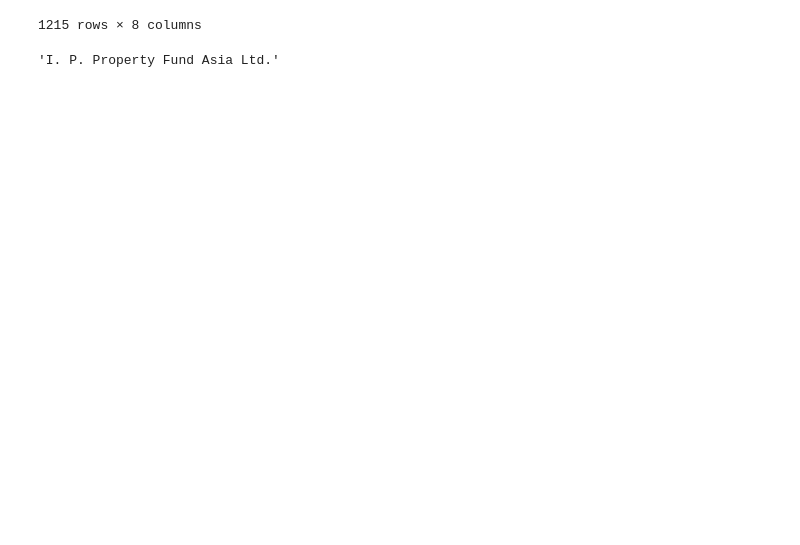
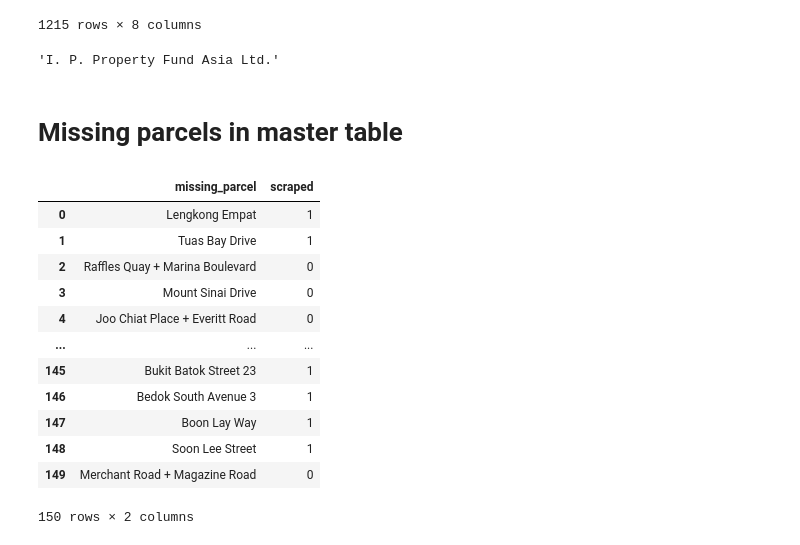
Before and after one commit to HaikangREA/sg_land_tendering, a Jupyter notebook: P22_land_tender_feature_engineering_2.ipynb, the cells around one changed output. Drawn from its saved outputs; the diff is of its cells as text; code cells hidden in the pictures; blank space fills up the shorter version.

```diff
--- a/P22_land_tender_feature_engineering_2.ipynb
+++ b/P22_land_tender_feature_engineering_2.ipynb
@@ -418,3 +418,34 @@ name_dict.to_csv("tenderer_name_dict.csv", index=False)
 # %%
 td_minor = td_minor.reset_index()
 test.successful_tenderer_name.apply(lambda x: find_most_likely_name(x, unique_name)[0])
+# %% [markdown]
+# Missing parcels in master table
+# %%
+missing = pd.read_csv(r'G:\REA\Working files\land-bidding\land_sales_full_data\missing_parcels.csv')
+# %%
+import re
+missing['land_parcel'] = missing.land_parcel.apply(lambda x: re.sub('/', ' + ', x))
+miss_list = list(missing.land_parcel)
+# %%
+import os
+all_scraped = os.listdir(r'G:\REA\Working files\land-bidding\Table extraction\tenderer_details_ura\temp')
+status = [0]*len(miss_list)
+for i in range(len(miss_list)):
+    for item in all_scraped:
+        if miss_list[i] in item:
+            status[i] = 1
+pd.DataFrame({'missing_parcel': miss_list, 'scraped': status})
+# %% [output]
+|  | missing_parcel | scraped |
+| 0 | Lengkong Empat | 1 |
+| 1 | Tuas Bay Drive | 1 |
+| 2 | Raffles Quay + Marina Boulevard | 0 |
+| 3 | Mount Sinai Drive | 0 |
+| 4 | Joo Chiat Place + Everitt Road | 0 |
+| ... | ... | ... |
+| 145 | Bukit Batok Street 23 | 1 |
+| 146 | Bedok South Avenue 3 | 1 |
+| 147 | Boon Lay Way | 1 |
+| 148 | Soon Lee Street | 1 |
+| 149 | Merchant Road + Magazine Road | 0 |
+150 rows × 2 columns
```
